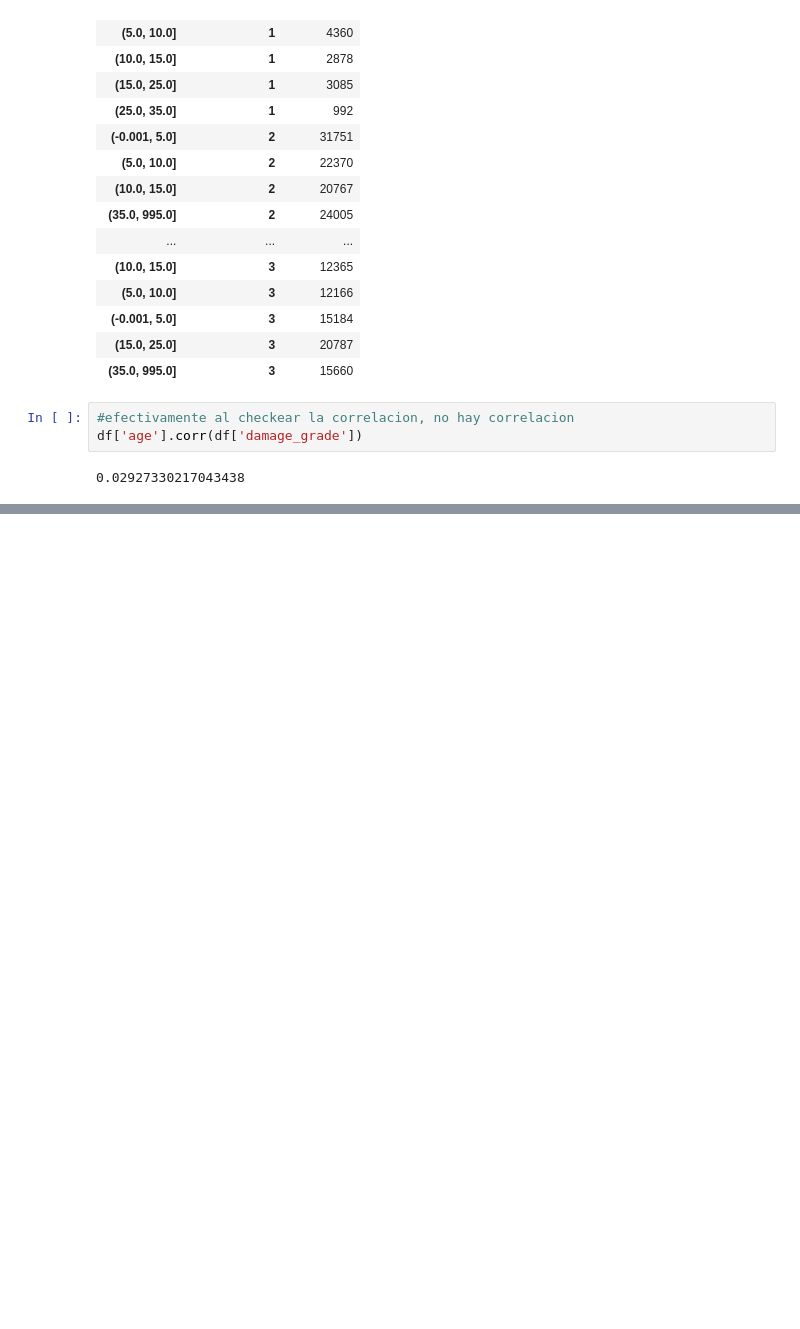
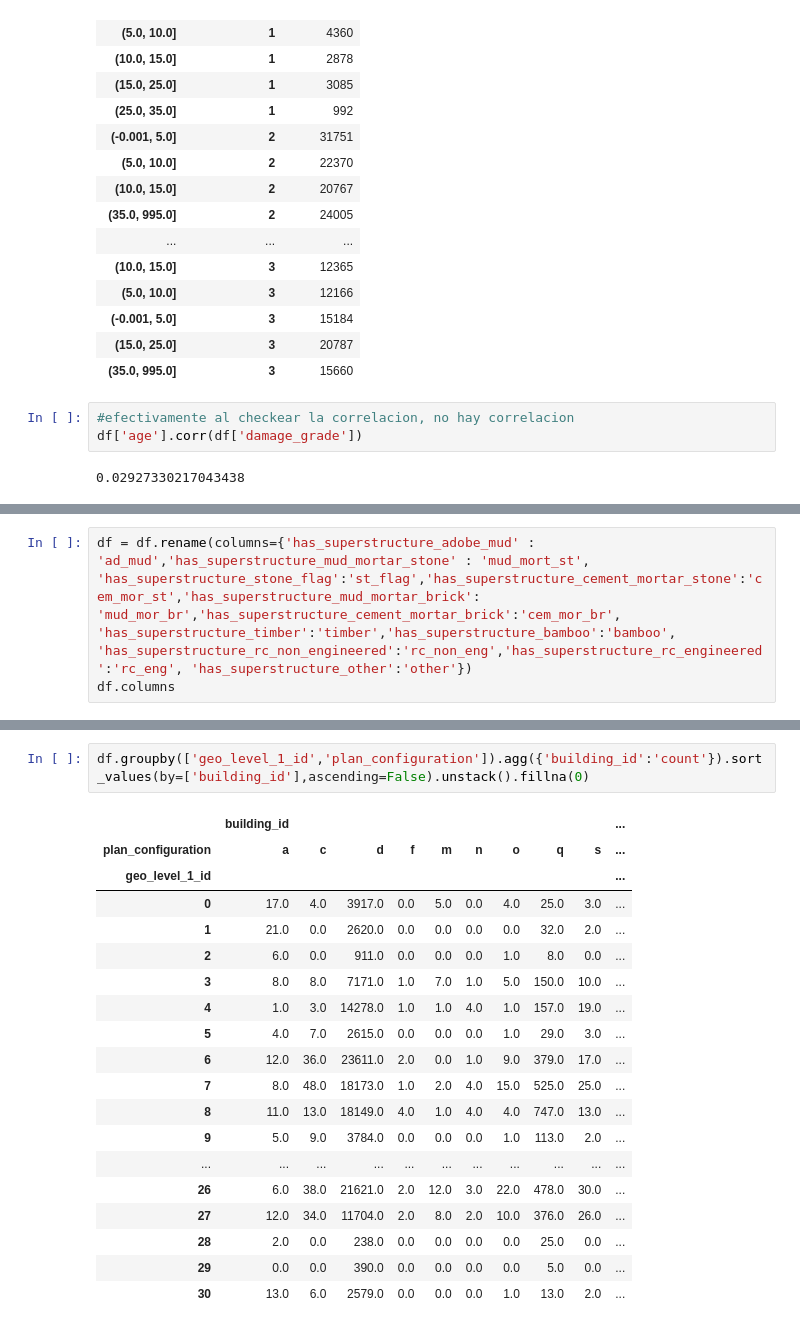
Before and after one commit to WagnerMarcos/tp1_orga_datos, a Jupyter notebook: analisis-exploratorio.ipynb, the cells around one changed output, grey strips where cells are left out. Drawn from its saved outputs; the diff is of its cells as text; blank space fills up the shorter version.

```diff
--- a/analisis-exploratorio.ipynb
+++ b/analisis-exploratorio.ipynb
@@ -135,0 +160,3 @@ df['age'].corr(df['damage_grade'])
+# %%
+df = df.rename(columns={'has_superstructure_adobe_mud' : 'ad_mud','has_superstructure_mud_mortar_stone' : 'mud_mort_st', 'has_superstructure_stone_flag':'st_flag','has_superstructure_cement_mortar_stone':'cem_mor_st','has_superstructure_mud_mortar_brick': 'mud_mor_br','has_superstructure_cement_mortar_brick':'cem_mor_br', 'has_superstructure_timber':'timber','has_superstructure_bamboo':'bamboo', 'has_superstructure_rc_non_engineered':'rc_non_eng','has_superstructure_rc_engineered':'rc_eng', 'has_superstructure_other':'other'})
+df.columns
@@ -135,0 +291,22 @@ df['age'].corr(df['damage_grade'])
+# %%
+df.groupby(['geo_level_1_id','plan_configuration']).agg({'building_id':'count'}).sort_values(by=['building_id'],ascending=False).unstack().fillna(0)
+# %% [output]
+|  | building_id |  |  |  |  |  |  |  |  | ... |
+| plan_configuration | a | c | d | f | m | n | o | q | s | ... |
+| geo_level_1_id |  |  |  |  |  |  |  |  |  | ... |
+| 0 | 17.0 | 4.0 | 3917.0 | 0.0 | 5.0 | 0.0 | 4.0 | 25.0 | 3.0 | ... |
+| 1 | 21.0 | 0.0 | 2620.0 | 0.0 | 0.0 | 0.0 | 0.0 | 32.0 | 2.0 | ... |
+| 2 | 6.0 | 0.0 | 911.0 | 0.0 | 0.0 | 0.0 | 1.0 | 8.0 | 0.0 | ... |
+| 3 | 8.0 | 8.0 | 7171.0 | 1.0 | 7.0 | 1.0 | 5.0 | 150.0 | 10.0 | ... |
+| 4 | 1.0 | 3.0 | 14278.0 | 1.0 | 1.0 | 4.0 | 1.0 | 157.0 | 19.0 | ... |
+| 5 | 4.0 | 7.0 | 2615.0 | 0.0 | 0.0 | 0.0 | 1.0 | 29.0 | 3.0 | ... |
+| 6 | 12.0 | 36.0 | 23611.0 | 2.0 | 0.0 | 1.0 | 9.0 | 379.0 | 17.0 | ... |
+| 7 | 8.0 | 48.0 | 18173.0 | 1.0 | 2.0 | 4.0 | 15.0 | 525.0 | 25.0 | ... |
+| 8 | 11.0 | 13.0 | 18149.0 | 4.0 | 1.0 | 4.0 | 4.0 | 747.0 | 13.0 | ... |
+| 9 | 5.0 | 9.0 | 3784.0 | 0.0 | 0.0 | 0.0 | 1.0 | 113.0 | 2.0 | ... |
+| ... | ... | ... | ... | ... | ... | ... | ... | ... | ... | ... |
+| 26 | 6.0 | 38.0 | 21621.0 | 2.0 | 12.0 | 3.0 | 22.0 | 478.0 | 30.0 | ... |
+| 27 | 12.0 | 34.0 | 11704.0 | 2.0 | 8.0 | 2.0 | 10.0 | 376.0 | 26.0 | ... |
+| 28 | 2.0 | 0.0 | 238.0 | 0.0 | 0.0 | 0.0 | 0.0 | 25.0 | 0.0 | ... |
+| 29 | 0.0 | 0.0 | 390.0 | 0.0 | 0.0 | 0.0 | 0.0 | 5.0 | 0.0 | ... |
+| 30 | 13.0 | 6.0 | 2579.0 | 0.0 | 0.0 | 0.0 | 1.0 | 13.0 | 2.0 | ... |
```
Also changed, not shown: parts of 10 cells of this notebook.
